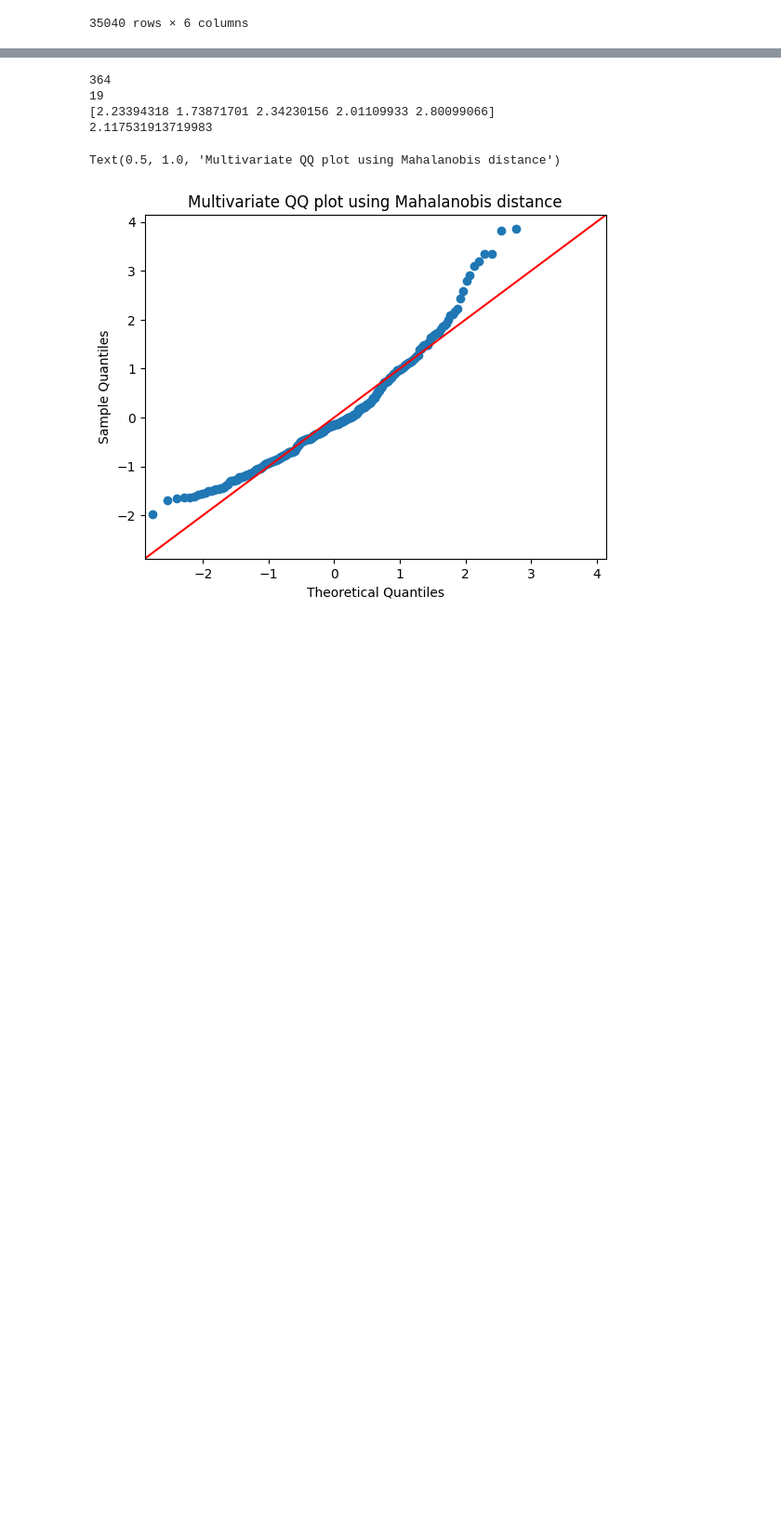
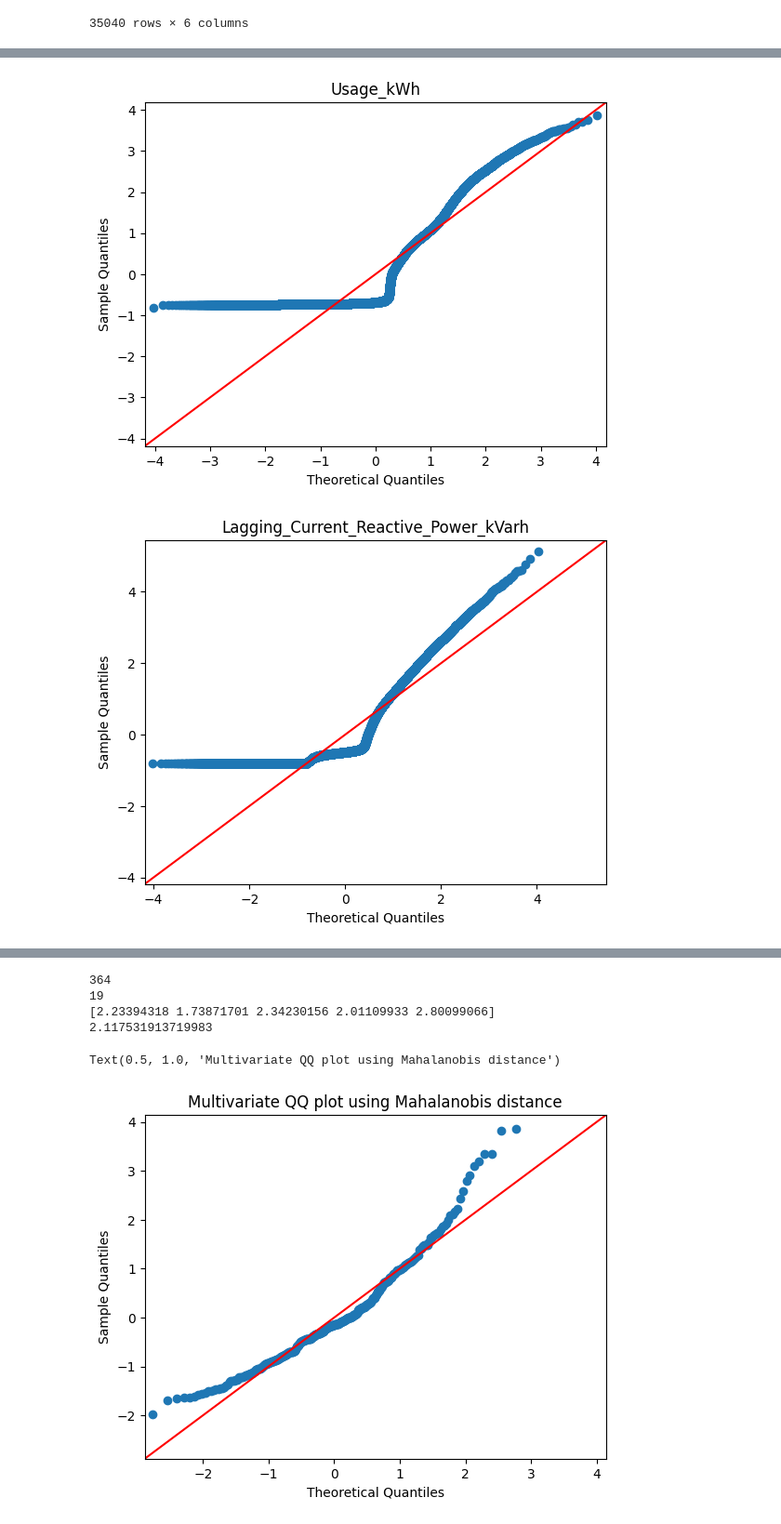
Before and after one commit to Dhruv-Kushwaha2010/MTL766-Project, a Jupyter notebook: main.ipynb, the cells around one changed output, grey strips where cells are left out. Shown: that part at 93% size. Cells and saved outputs as stored; diff of their text form; code cells hidden in the pictures; blank space fills up the shorter version.

```diff
--- a/main.ipynb
+++ b/main.ipynb
@@ -70,14 +55,0 @@ Name: count, dtype: int64
-# %%
-# Data normalization without for loop making mean of every column zero and variance one in df_num
-# store mean and variance of each column
-df_wt_co2 = df_num[df_num['CO2'] > 0]
-mean = df_num.mean()
-std = df_num.std()
-df_num = (df_num - df_num.mean())/df_num.std()
-
-mean_wt_co2 = df_wt_co2.mean()
-std_wt_co2 = df_wt_co2.std()
-df_wt_co2 = (df_wt_co2 - df_wt_co2.mean())/df_wt_co2.std()
-
-display(df_num)
-display(df_wt_co2)
@@ -125,0 +70,9 @@ dtype: int64
+# %%
+# check normality of df_num by qq plot
+for col in df_num.columns:
+    sm.qqplot(df_num[col], line ='45', fit = True)
+    plt.title(col)
+    plt.show()
+# %% [output]
+[figure, added]
+[figure, added]
```
Also changed, not shown: parts of 14 cells of this notebook.
